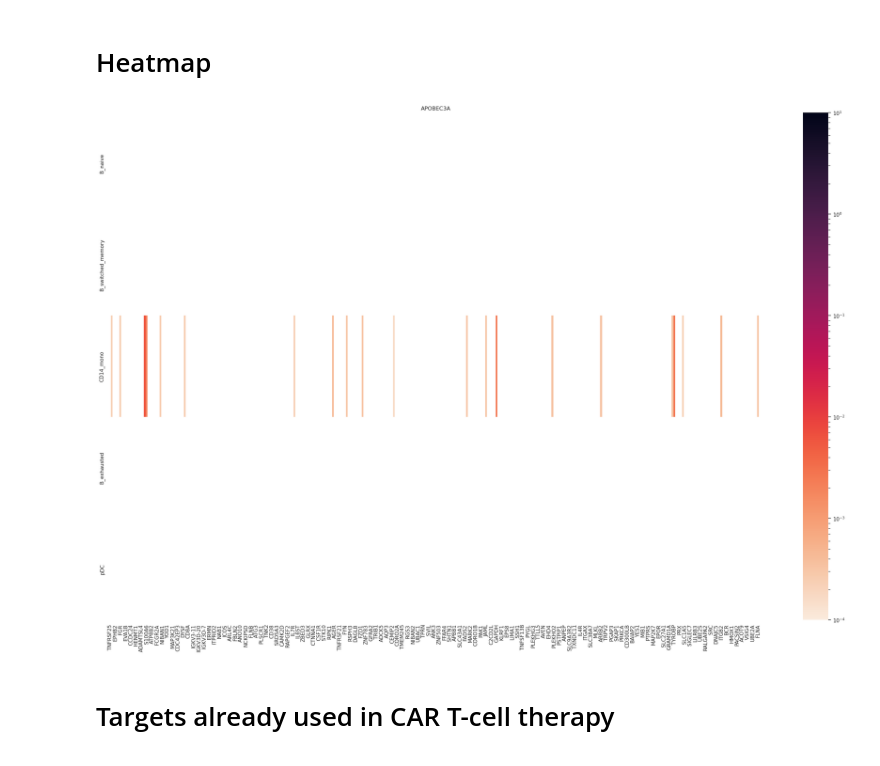
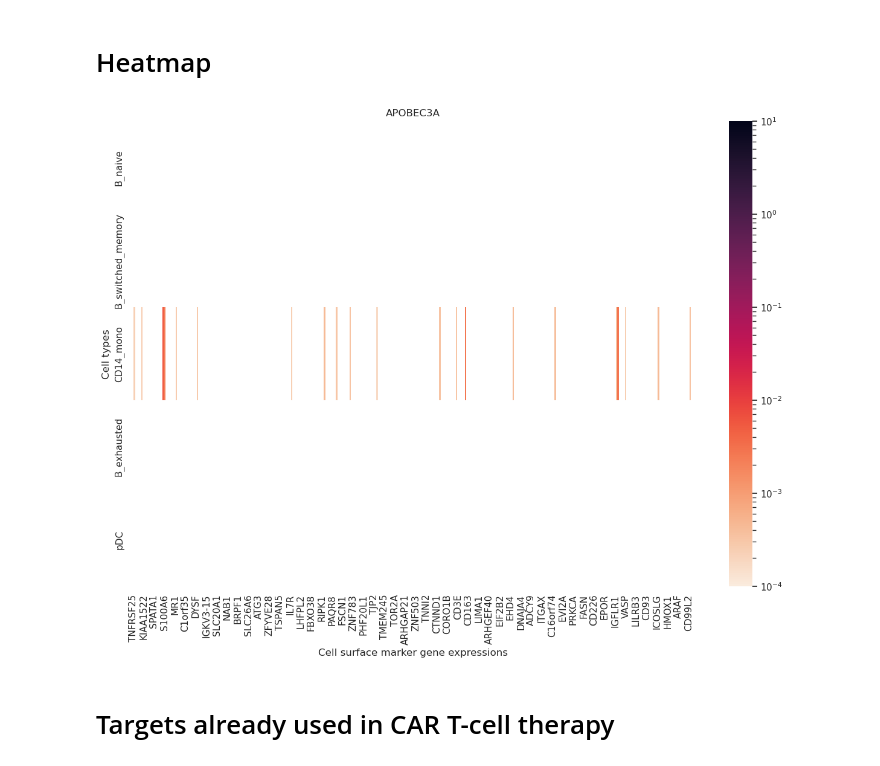
Before and after one commit to Norange01/scRNA-seq_Analysis, a Jupyter notebook: CAR T-Cell Therapy Target Assessment.ipynb, the cells around one changed output. Drawn from its saved outputs; the diff is of its cells as text; code cells hidden in the pictures.

Commit message:
Fixed heatmap

```diff
--- a/CAR T-Cell Therapy Target Assessment.ipynb
+++ b/CAR T-Cell Therapy Target Assessment.ipynb
@@ -501,35 +501,36 @@ averagedMatrix=pd.DataFrame()
 sums=[]
 for cell_t in cellTypes:
     temp_df= cellMatrix.loc[cellMatrix['cell_type']==cell_t]
     averagedMatrix=averagedMatrix.append(conditional_non_zero_median_df(temp_df), ignore_index=True) # averaging uses conditional non zero median of cell counts
     sums.append(adata.obs.loc[adata.obs["cell_type"]==cell_t,"total_counts"].sum()) # sum number of cells for each cell type
 averagedMatrix.index=cellTypes
 
 # normalize counts to make them 0 to 1
 for index in cellTypes:
     averagedMatrix.loc[index] = (averagedMatrix.loc[index] - averagedMatrix.loc[index].min()) / (averagedMatrix.loc[index].max() - averagedMatrix.loc[index].min())
 '''wholeDf = averagedMatrix.unstack()
 wholeDf_range=wholeDf.max()-wholeDf.min() # assuming minimum in whole dataframe is zero
 for index in cellTypes:
     averagedMatrix.loc[index] = (averagedMatrix.loc[index]-wholeDf.min()) / wholeDf_range'''
 
 sums_norm=sums/sum(sums) #sums are normalized with respect to the total number. In other words, each entry in sums represents that cell type's fraction in that tissue
 averagedMatrix=averagedMatrix.mul(averagedMatrix[upregProt], axis=0) # multiply by upregulated protein presence in each cell type
 averagedMatrix=averagedMatrix.mul(sums_norm, axis=0) # multiply by cell type's fraction in tissue
 
 # Filter averagedMatrix to keep only columns that are in surf_markers
 markers_averagedMatrix = averagedMatrix.loc[:, averagedMatrix.columns.isin(surf_markers)].copy()
 
 #display(markers_averagedMatrix)
 sns.set_theme(style="whitegrid", palette="pastel")
-fig,ax=plt.subplots(figsize=(32,20))
+fig,ax=plt.subplots(figsize=(15,10))
 norm=LogNorm(vmin=1/10000, vmax=10)
 sns_plot=sns.heatmap(markers_averagedMatrix,ax=ax,cmap='rocket_r', norm=norm)
 
 ax.set_title(upregProt)
+ax.set(xlabel='Cell surface marker gene expressions', ylabel='Cell types')
 fig.savefig(dataset+"_"+upregProt+"_heatmap.png")
 # %% [output]
-[figure, old version]
+[figure, new version]
 # %% [markdown]
 # Targets already used in CAR T-cell therapy
 # %%
```
Also changed, not shown: parts of 1 cell of this notebook.
